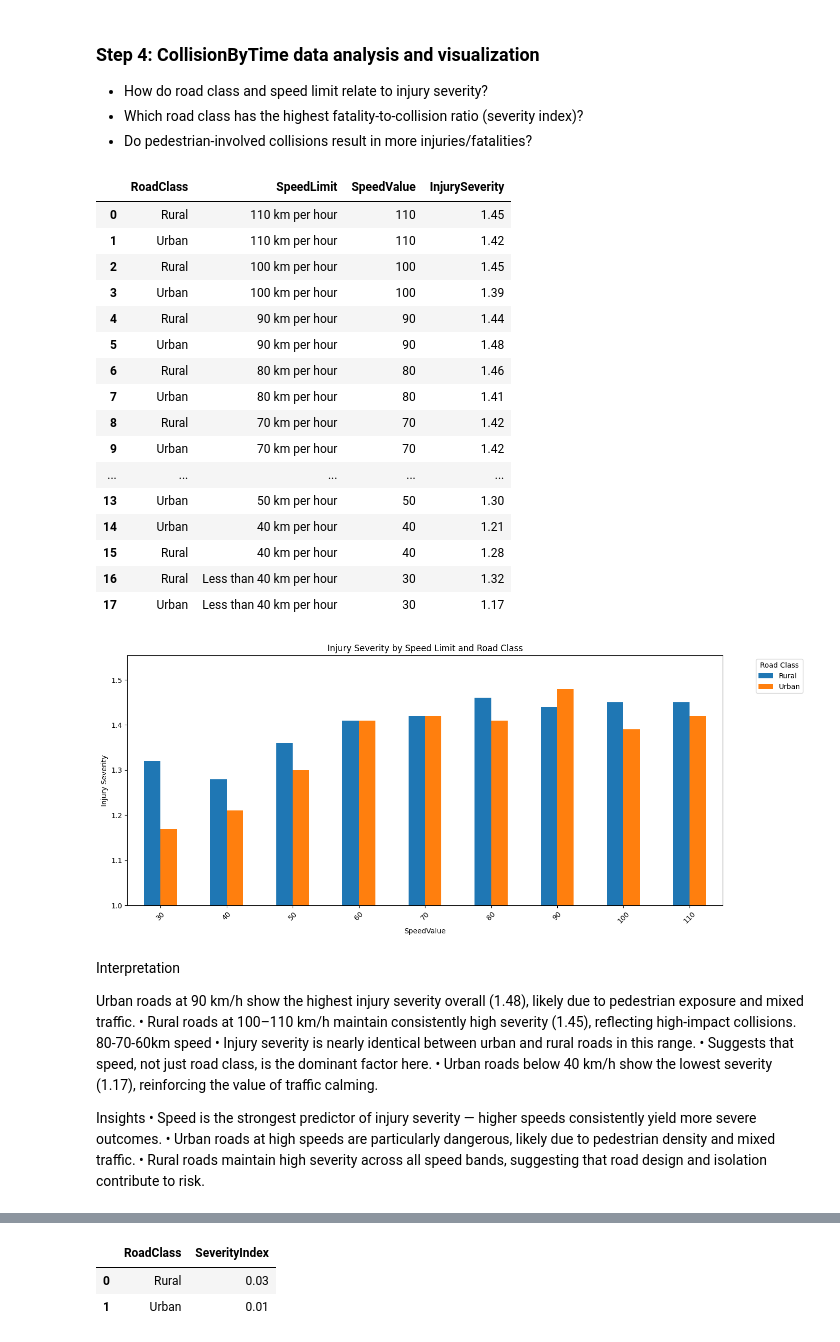
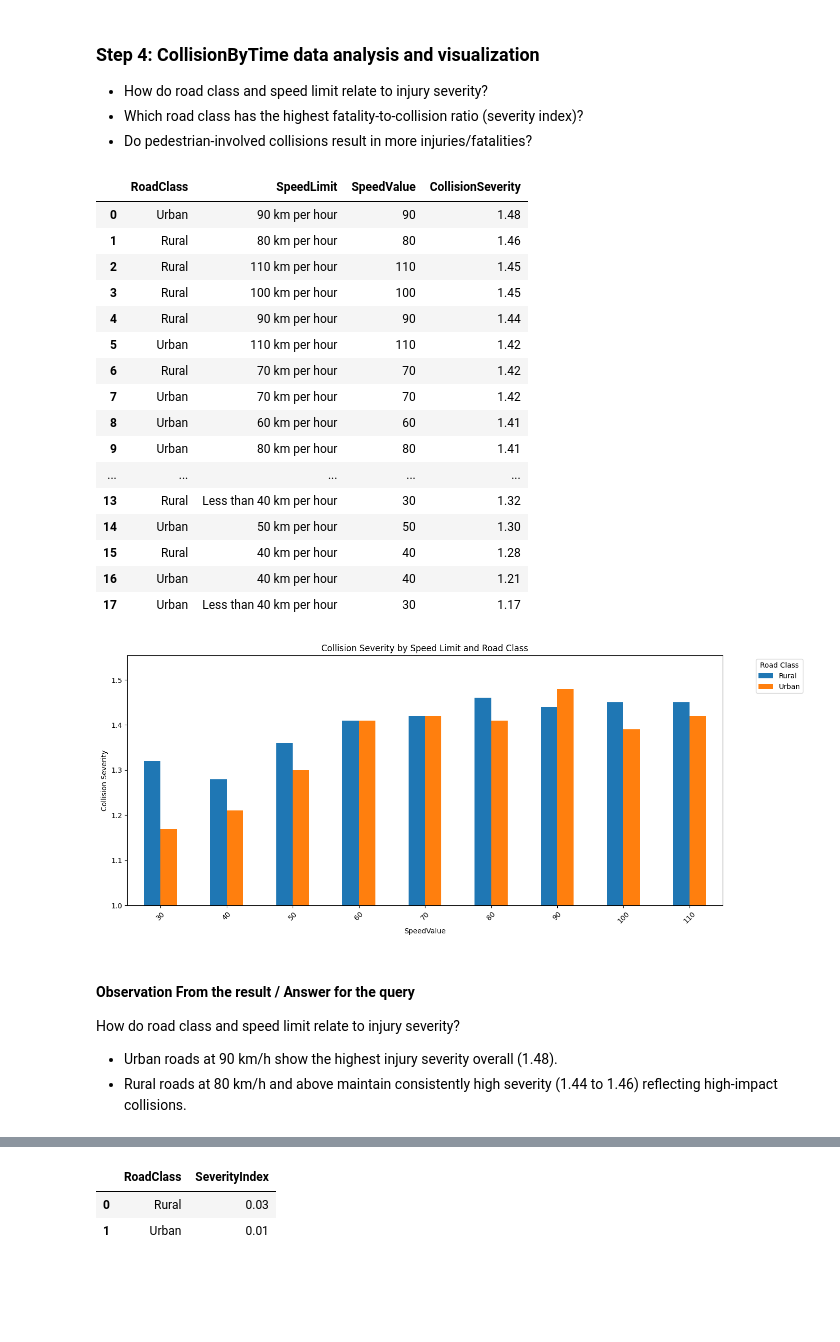
Before and after one commit to anithamonica/DATA604_TrafficIncidents, a Jupyter notebook: 03_DataAnalysisCollisionByRoadType.ipynb, the cells around one changed output, grey strips where cells are left out. Saved outputs shown, nothing was run; the diff lists cells and outputs as text; code cells hidden in the pictures; blank space fills up the shorter version.

```diff
--- a/03_DataAnalysisCollisionByRoadType.ipynb
+++ b/03_DataAnalysisCollisionByRoadType.ipynb
@@ -328,70 +340,52 @@ myconnection.close()
 # %%
 USER = "student"
 DB   = "student"
 PWD = "Bi3KSjqgrNOOL"
 
 engine = create_engine(
     f"mysql+mysqlconnector://{USER}:{PWD}@127.0.0.1:3306/{DB}"
 )
 
 #How do road class and speed limit relate to injury severity?
-queryMonthly = '''SELECT RoadClass, SpeedLimit, SpeedValue,
-    ROUND(SUM(NoofInjured + NoofFatalities) * 1.0 / SUM(NoofCollisions), 2) AS InjurySeverity
-FROM
-    student.CollisionByRoadType
-WHERE
-    NoofCollisions > 0
-GROUP BY
-    RoadClass, SpeedLimit
-ORDER BY
-    SpeedValue DESC;'''
-result = pd.read_sql_query(queryMonthly, engine)
+querySpeedLimit = '''SELECT RoadClass, SpeedLimit, SpeedValue,
+    ROUND(SUM(NoofInjured + NoofFatalities) * 1.0 / SUM(NoofCollisions), 2) AS CollisionSeverity
+    FROM student.CollisionByRoadType WHERE NoofCollisions > 0 GROUP BY RoadClass, SpeedLimit
+    ORDER BY CollisionSeverity DESC;'''
+result = pd.read_sql_query(querySpeedLimit, engine)
 display(result)
 
-# Pivot so each SpeedLimit shows Urban and Rural side-by-side
-pivot_df = result.pivot(index='SpeedValue', columns='RoadClass', values='InjurySeverity')
-
-# Plot
+pivot_df = result.pivot(index='SpeedValue', columns='RoadClass', values='CollisionSeverity')
 pivot_df.plot(kind='bar', figsize=(14, 6))
-plt.title('Injury Severity by Speed Limit and Road Class')
-plt.ylabel('Injury Severity')
+plt.title('Collision Severity by Speed Limit and Road Class')
+plt.ylabel('Collision Severity')
 plt.xticks(rotation=45)
 plt.ylim(bottom=1.0)
 plt.legend(title='Road Class', bbox_to_anchor=(1.05, 1), loc='upper left')
 plt.tight_layout()
 plt.show()
 # %% [output]
-|  | RoadClass | SpeedLimit | SpeedValue | InjurySeverity |
-| 0 | Rural | 110 km per hour | 110 | 1.45 |
-| 1 | Urban | 110 km per hour | 110 | 1.42 |
-| 2 | Rural | 100 km per hour | 100 | 1.45 |
-| 3 | Urban | 100 km per hour | 100 | 1.39 |
+|  | RoadClass | SpeedLimit | SpeedValue | CollisionSeverity |
+| 0 | Urban | 90 km per hour | 90 | 1.48 |
+| 1 | Rural | 80 km per hour | 80 | 1.46 |
+| 2 | Rural | 110 km per hour | 110 | 1.45 |
+| 3 | Rural | 100 km per hour | 100 | 1.45 |
 | 4 | Rural | 90 km per hour | 90 | 1.44 |
-| 5 | Urban | 90 km per hour | 90 | 1.48 |
-| 6 | Rural | 80 km per hour | 80 | 1.46 |
-| 7 | Urban | 80 km per hour | 80 | 1.41 |
-| 8 | Rural | 70 km per hour | 70 | 1.42 |
-| 9 | Urban | 70 km per hour | 70 | 1.42 |
+| 5 | Urban | 110 km per hour | 110 | 1.42 |
+| 6 | Rural | 70 km per hour | 70 | 1.42 |
+| 7 | Urban | 70 km per hour | 70 | 1.42 |
+| 8 | Urban | 60 km per hour | 60 | 1.41 |
+| 9 | Urban | 80 km per hour | 80 | 1.41 |
 | ... | ... | ... | ... | ... |
-| 13 | Urban | 50 km per hour | 50 | 1.30 |
-| 14 | Urban | 40 km per hour | 40 | 1.21 |
+| 13 | Rural | Less than 40 km per hour | 30 | 1.32 |
+| 14 | Urban | 50 km per hour | 50 | 1.30 |
 | 15 | Rural | 40 km per hour | 40 | 1.28 |
-| 16 | Rural | Less than 40 km per hour | 30 | 1.32 |
+| 16 | Urban | 40 km per hour | 40 | 1.21 |
 | 17 | Urban | Less than 40 km per hour | 30 | 1.17 |
 [figure]
 # %% [markdown]
+#### Observation From the result / Answer for the query
 
+How do road class and speed limit relate to injury severity?
 
-Interpretation
-
-  Urban roads at 90 km/h show the highest injury severity overall (1.48), likely due to pedestrian exposure and mixed traffic.
-•  Rural roads at 100–110 km/h maintain consistently high severity (1.45), reflecting high-impact collisions.
-80-70-60km speed
-•  Injury severity is nearly identical between urban and rural roads in this range.
-•  Suggests that speed, not just road class, is the dominant factor here.
-•  Urban roads below 40 km/h show the lowest severity (1.17), reinforcing the value of traffic calming.
-
-Insights
-•  Speed is the strongest predictor of injury severity — higher speeds consistently yield more severe outcomes.
-•  Urban roads at high speeds are particularly dangerous, likely due to pedestrian density and mixed traffic.
-•  Rural roads maintain high severity across all speed bands, suggesting that road design and isolation contribute to risk.
+ -  Urban roads at 90 km/h show the highest injury severity overall (1.48).
+ -  Rural roads at 80 km/h and above maintain consistently high severity (1.44 to 1.46) reflecting high-impact collisions.
```
Also changed, not shown: parts of 17 cells of this notebook, 1 other file.
